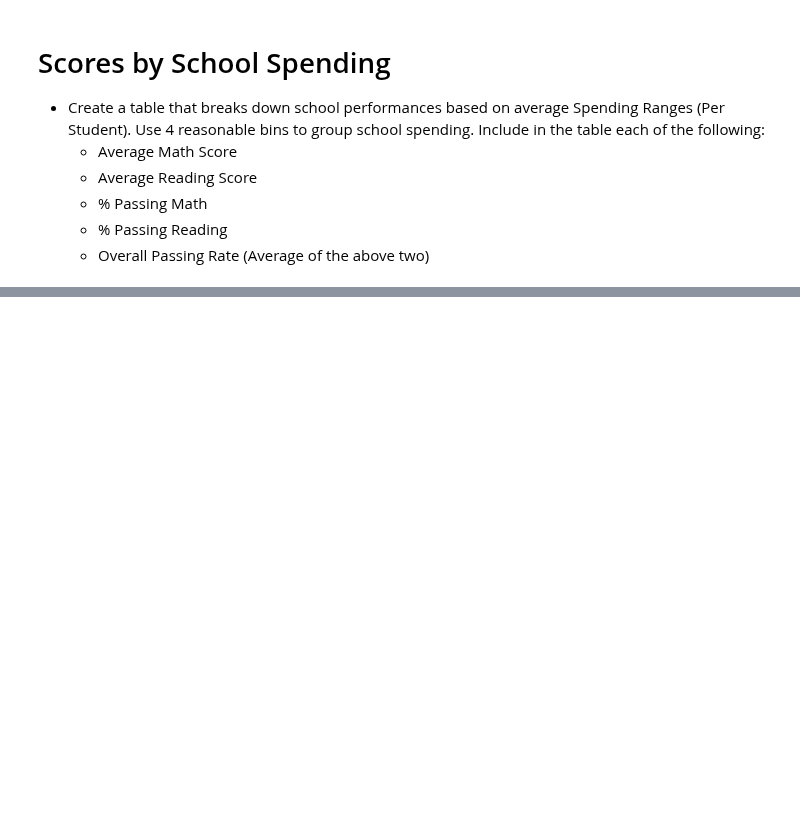
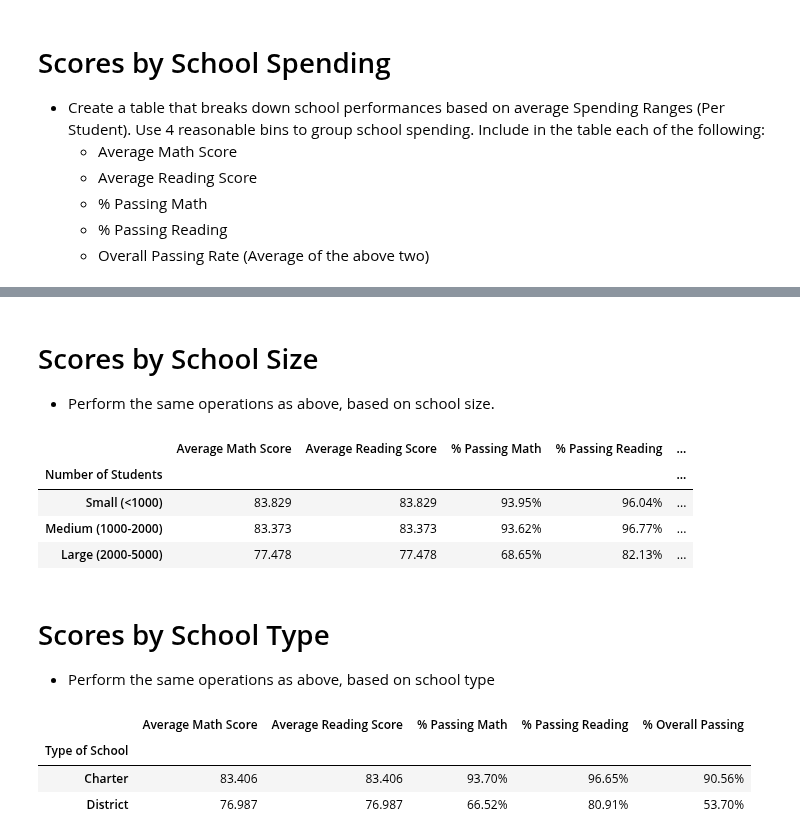
Before and after one commit to kcomalley14/pandas-challenge, a Jupyter notebook: PyCitySchools/jupyter_schools.ipynb, the cells around one changed output, grey strips where cells are left out. Cells and saved outputs as stored; diff of their text form; code cells hidden in the pictures; blank space fills up the shorter version.

```diff
--- a/PyCitySchools/jupyter_schools.ipynb
+++ b/PyCitySchools/jupyter_schools.ipynb
@@ -354,0 +368,45 @@ schools_spending.head(5)
+# %% [markdown]
+# Scores by School Size
+
+* Perform the same operations as above, based on school size.
+# %%
+# Create bins for School Size
+bins = [0, 1000, 1999,5000]
+group_name = ["Small (<1000)", "Medium (1000-2000)" , "Large (2000-5000)"]
+school_data_complete['size_bins'] = pd.cut(school_data_complete['size'], bins, labels = group_name)
+
+# Group by Size
+size_group = school_data_complete.groupby('size_bins')
+
+# Scores by Size
+size_math_score = size_group['math_score'].mean()
+size_reading_score = size_group['math_score'].mean()
+size_math_percent = school_data_complete[school_data_complete['math_score'] >= 70].groupby('size_bins')['Student ID'].count()/size_group['Student ID'].count()*100
+size_read_percent = school_data_complete[school_data_complete['reading_score'] >= 70].groupby('size_bins')['Student ID'].count()/size_group['Student ID'].count()*100
+size_perc_overall = school_data_complete[(school_data_complete['reading_score'] >= 70) & (school_data_complete['math_score'] >= 70)].groupby('size_bins')['Student ID'].count()/size_group['Student ID'].count()*100
+# %%
+# Create Dataframe for size
+size_scores_df = pd.DataFrame({'Average Math Score': size_math_score,
+                                'Average Reading Score': size_reading_score,
+                                "% Passing Math": size_math_percent,
+                                '% Passing Reading': size_read_percent,
+                                "% Overall Passing": size_perc_overall})
+
+size_scores_df.index.name = "Number of Students"
+
+size_scores_df.style.format({
+    'Average Math Score': '{:.3f}',
+    'Average Reading Score': '{:.3f}',
+    '% Passing Math': "{:.2f}%",
+    '% Passing Reading': "{:.2f}%",
+    '% Overall Passing': "{:.2f}%"
+})
+# %% [output]
+|  | Average Math Score | Average Reading Score | % Passing Math | % Passing Reading | ... |
+| Number of Students |  |  |  |  | ... |
+| Small (<1000) | 83.829 | 83.829 | 93.95% | 96.04% | ... |
+| Medium (1000-2000) | 83.373 | 83.373 | 93.62% | 96.77% | ... |
+| Large (2000-5000) | 77.478 | 77.478 | 68.65% | 82.13% | ... |
+# %% [markdown]
+# Scores by School Type
+* Perform the same operations as above, based on school type
@@ -354,0 +423,21 @@ schools_spending.head(5)
+# %%
+scores_schooltype_df = pd.DataFrame({'Average Math Score': type_math_score,
+                                'Average Reading Score': type_reading_score,
+                                "% Passing Math": type_math_percent,
+                                '% Passing Reading': type_reading_percent,
+                                "% Overall Passing": type_overall_perc})
+
+scores_schooltype_df.index.name = "Type of School"
+
+scores_schooltype_df.style.format({
+    'Average Math Score': '{:.3f}',
+    'Average Reading Score': '{:.3f}',
+    '% Passing Math': "{:.2f}%",
+    '% Passing Reading': "{:.2f}%",
+    '% Overall Passing': "{:.2f}%"
+})
+# %% [output]
+|  | Average Math Score | Average Reading Score | % Passing Math | % Passing Reading | % Overall Passing |
+| Type of School |  |  |  |  |  |
+| Charter | 83.406 | 83.406 | 93.70% | 96.65% | 90.56% |
+| District | 76.987 | 76.987 | 66.52% | 80.91% | 53.70% |
```
Also changed, not shown: parts of 4 cells of this notebook.
